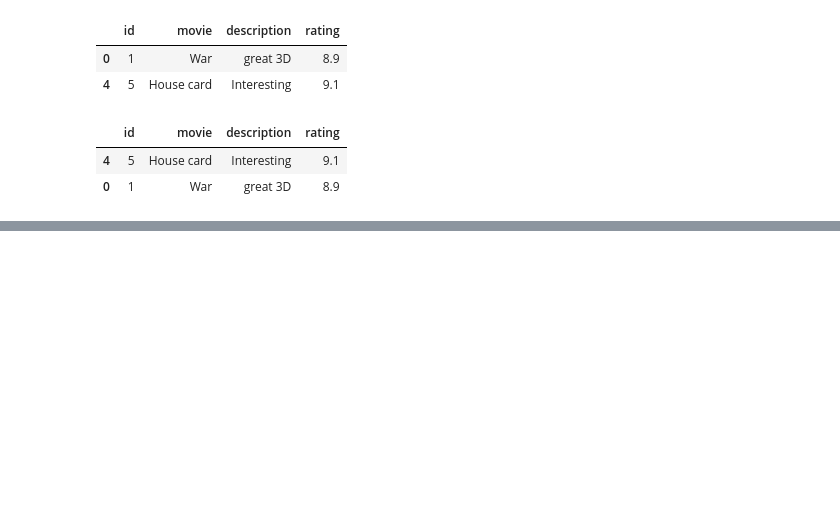
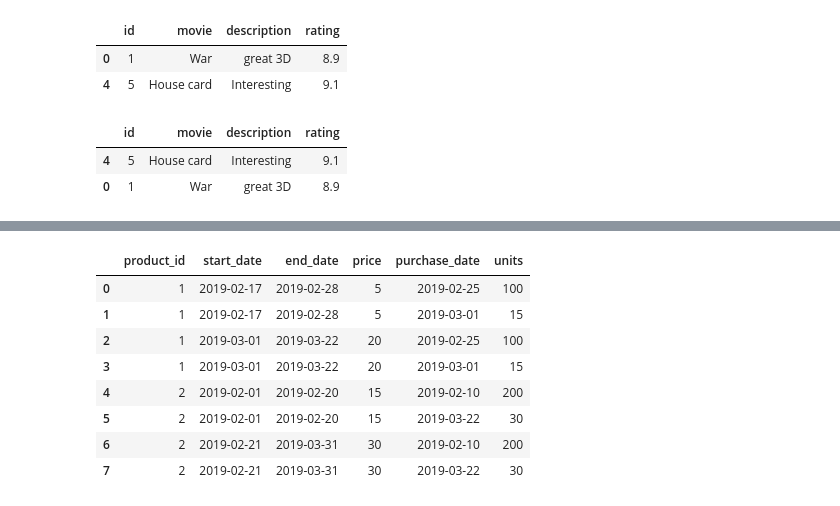
Before and after one commit to Swap-20/Leetcode-Pandas, a Jupyter notebook: Leetcode_Pandas.ipynb, the cells around one changed output, grey strips where cells are left out. Cells and saved outputs as stored; diff of their text form; code cells hidden in the pictures; blank space fills up the shorter version.

```diff
--- a/Leetcode_Pandas.ipynb
+++ b/Leetcode_Pandas.ipynb
@@ -1987,0 +1994,4 @@ result.sort_values(by=['rating'], ascending=False)
+# %%
+data = [[1, '2019-02-17', '2019-02-28', 5], [1, '2019-03-01', '2019-03-22', 20], [2, '2019-02-01', '2019-02-20', 15], [2, '2019-02-21', '2019-03-31', 30]]
+prices = pd.DataFrame(data, columns=['product_id', 'start_date', 'end_date', 'price']).astype({'product_id':'Int64', 'start_date':'datetime64[ns]', 'end_date':'datetime64[ns]', 'price':'Int64'})
+prices
@@ -1987,0 +2004,4 @@ result.sort_values(by=['rating'], ascending=False)
+# %%
+data = [[1, '2019-02-25', 100], [1, '2019-03-01', 15], [2, '2019-02-10', 200], [2, '2019-03-22', 30]]
+units_sold = pd.DataFrame(data, columns=['product_id', 'purchase_date', 'units']).astype({'product_id':'Int64', 'purchase_date':'datetime64[ns]', 'units':'Int64'})
+units_sold
@@ -1987,0 +2014,13 @@ result.sort_values(by=['rating'], ascending=False)
+# %%
+df = pd.merge(prices,units_sold, on='product_id', how='left')
+df
+# %% [output]
+|  | product_id | start_date | end_date | price | purchase_date | units |
+| 0 | 1 | 2019-02-17 | 2019-02-28 | 5 | 2019-02-25 | 100 |
+| 1 | 1 | 2019-02-17 | 2019-02-28 | 5 | 2019-03-01 | 15 |
+| 2 | 1 | 2019-03-01 | 2019-03-22 | 20 | 2019-02-25 | 100 |
+| 3 | 1 | 2019-03-01 | 2019-03-22 | 20 | 2019-03-01 | 15 |
+| 4 | 2 | 2019-02-01 | 2019-02-20 | 15 | 2019-02-10 | 200 |
+| 5 | 2 | 2019-02-01 | 2019-02-20 | 15 | 2019-03-22 | 30 |
+| 6 | 2 | 2019-02-21 | 2019-03-31 | 30 | 2019-02-10 | 200 |
+| 7 | 2 | 2019-02-21 | 2019-03-31 | 30 | 2019-03-22 | 30 |
```
Also changed, not shown: parts of 8 cells of this notebook.
